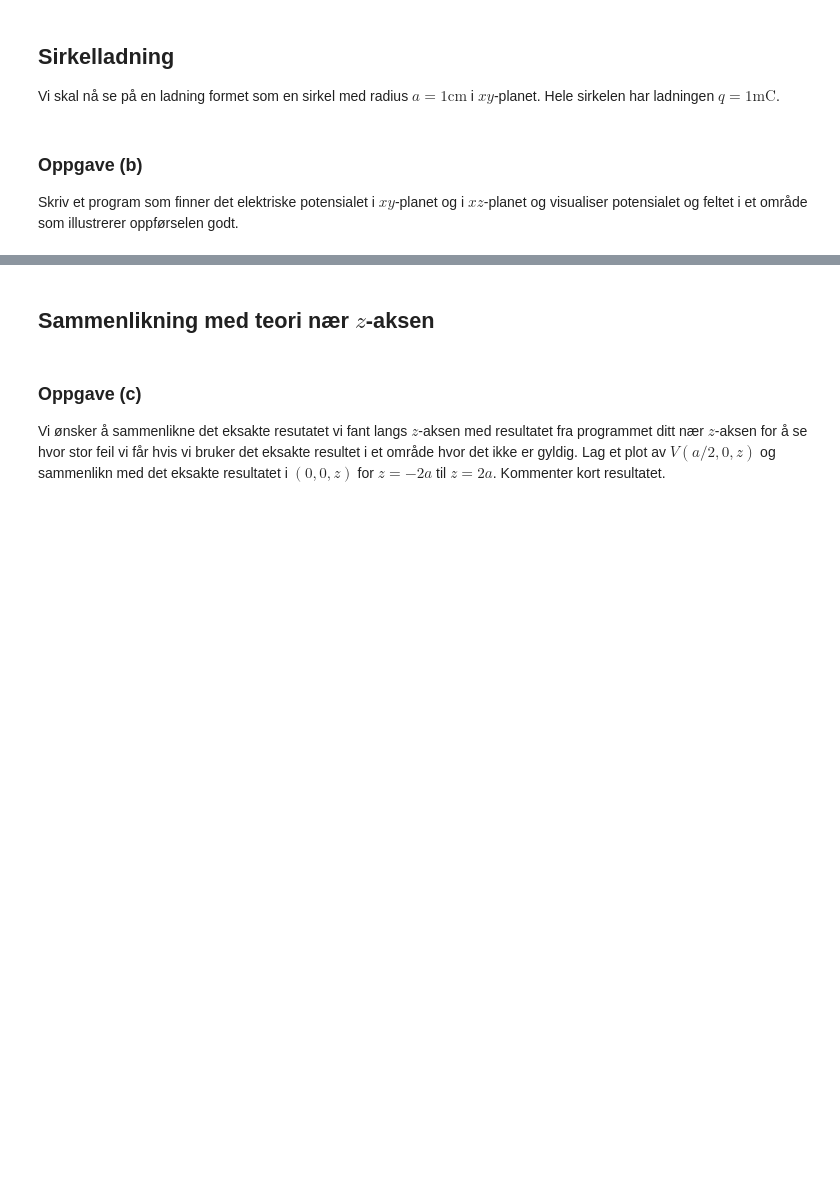
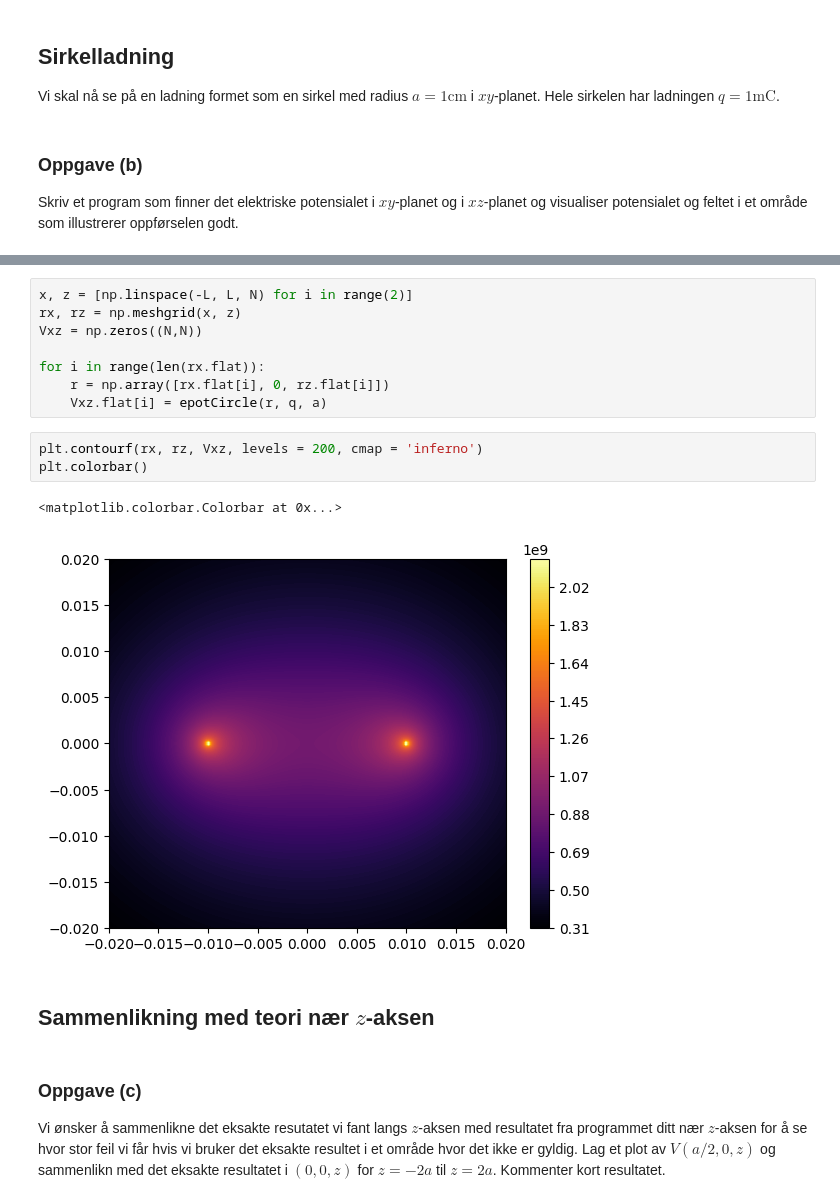
Before and after one commit to Oskar-Idland/FYS-1120, a Jupyter notebook: fys1120-prove-oppgave1.ipynb, the cells around one changed output, grey strips where cells are left out. Cells and saved outputs as stored; diff of their text form; blank space fills up the shorter version.

```diff
--- a/fys1120-prove-oppgave1.ipynb
+++ b/fys1120-prove-oppgave1.ipynb
@@ -78,3 +130,17 @@ Skriv et program som finner det elektriske potensialet i $xy$-planet og i $xz$-p
+# %%
+x, z = [np.linspace(-L, L, N) for i in range(2)]
+rx, rz = np.meshgrid(x, z)
+Vxz = np.zeros((N,N))
+
+for i in range(len(rx.flat)):
+    r = np.array([rx.flat[i], 0, rz.flat[i]])
+    Vxz.flat[i] = epotCircle(r, q, a)
+# %%
+plt.contourf(rx, rz, Vxz, levels = 200, cmap = 'inferno')
+plt.colorbar()
+# %% [output]
+<matplotlib.colorbar.Colorbar at 0x...>
+[figure, added]
 # %% [markdown]
 ## Sammenlikning med teori nær $z$-aksen
 # %% [markdown]
```
Also changed, not shown: parts of 15 cells of this notebook, 9 other files.
